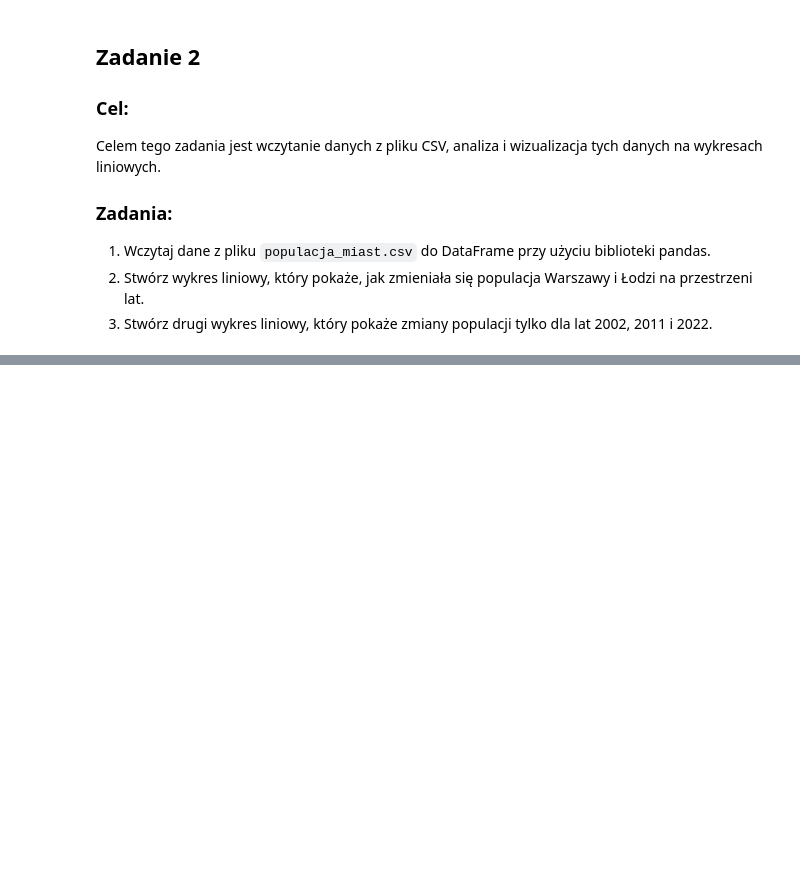
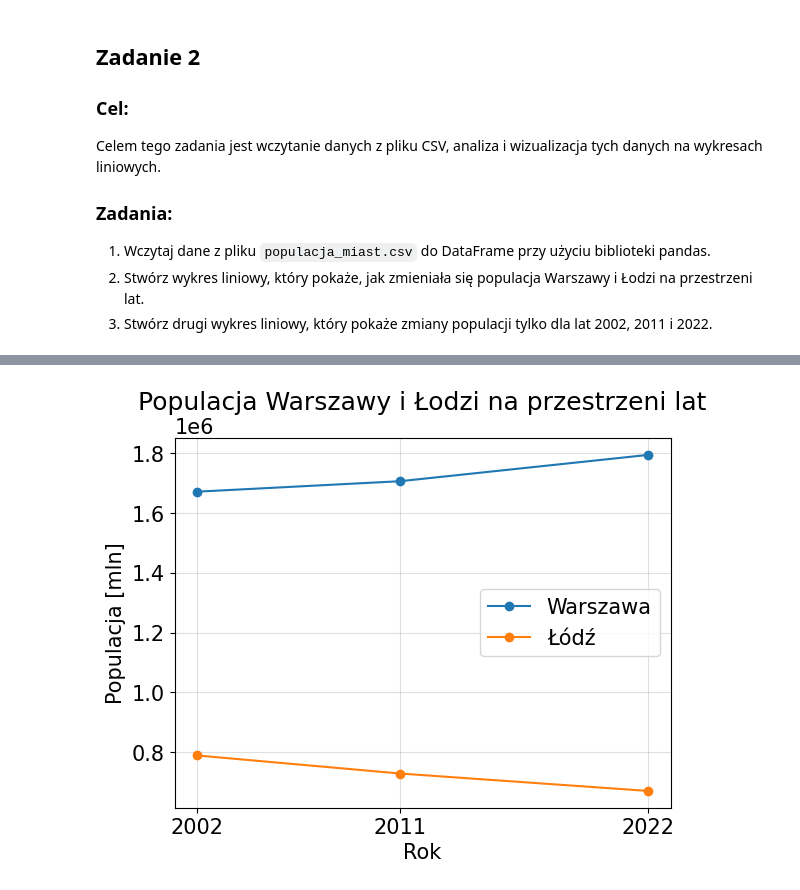
Before and after one commit to HyVeel/eksploracja-danych, a Jupyter notebook: zaj2/zaj2_pandas_wykresy.ipynb, the cells around one changed output, grey strips where cells are left out. Cells and saved outputs as stored; diff of their text form; code cells hidden in the pictures; blank space fills up the shorter version.

```diff
--- a/zaj2/zaj2_pandas_wykresy.ipynb
+++ b/zaj2/zaj2_pandas_wykresy.ipynb
@@ -265,0 +325,15 @@ Celem tego zadania jest wczytanie danych z pliku CSV, analiza i wizualizacja tyc
+# %%
+years = [2002, 2011, 2022]
+df_cities_years = df_cities[df_cities["Rok"].isin(years)]
+
+plt.plot(df_cities_years["Rok"], df_cities_years["Warszawa"], marker="o", label="Warszawa")
+plt.plot(df_cities_years["Rok"], df_cities_years["Łódź"], marker="o", label="Łódź")
+plt.xticks([2002, 2011, 2022])
+plt.title("Populacja Warszawy i Łodzi na przestrzeni lat")
+plt.xlabel("Rok")
+plt.ylabel("Populacja [mln]")
+plt.grid(alpha=0.4)
+plt.legend()
+plt.show()
+# %% [output]
+[figure, added]
```
Also changed, not shown: parts of 12 cells of this notebook.
